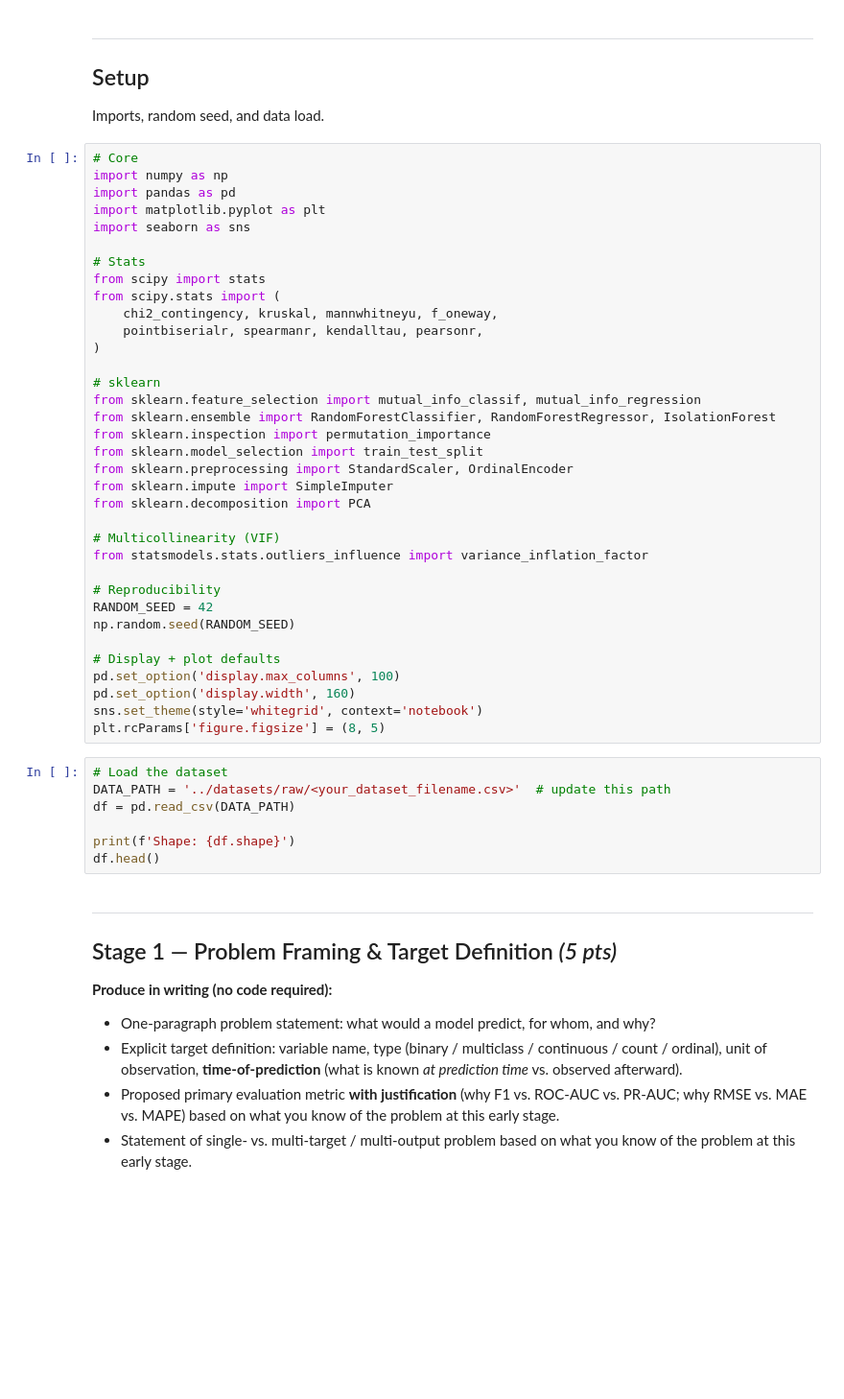
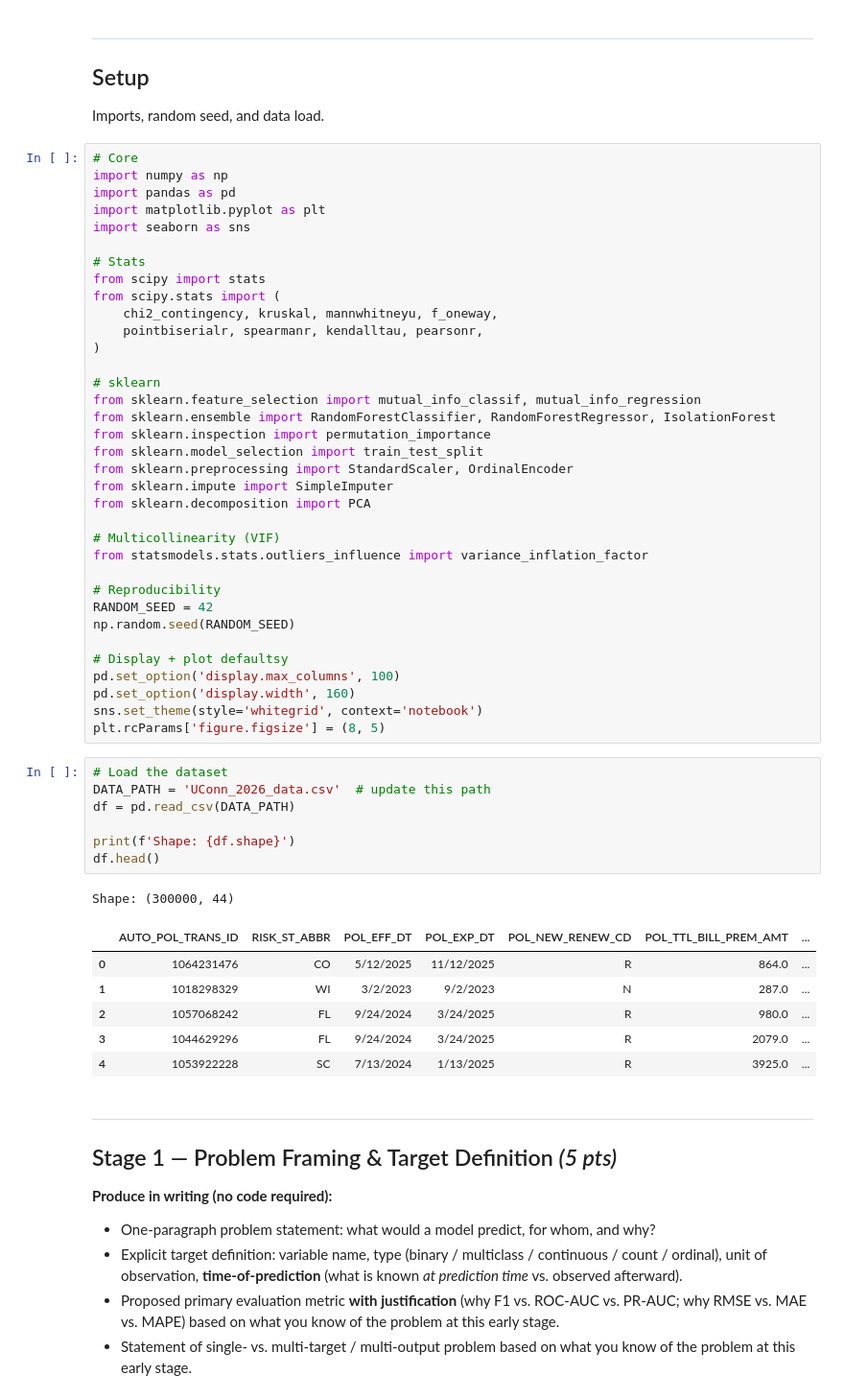
Before and after one commit to mustafaiz-msds/GRAD_5800, a Jupyter notebook: capstone_eda_starter_notebook.ipynb, the cells around one changed output. Shown at 96% size. Saved outputs shown, nothing was run; the diff lists cells and outputs as text; blank space fills up the shorter version.

```diff
--- a/capstone_eda_starter_notebook.ipynb
+++ b/capstone_eda_starter_notebook.ipynb
@@ -61,18 +61,26 @@ from statsmodels.stats.outliers_influence import variance_inflation_factor
 RANDOM_SEED = 42
 np.random.seed(RANDOM_SEED)
 
-# Display + plot defaults
+# Display + plot defaultsy
 pd.set_option('display.max_columns', 100)
 pd.set_option('display.width', 160)
 sns.set_theme(style='whitegrid', context='notebook')
 plt.rcParams['figure.figsize'] = (8, 5)
 # %%
 # Load the dataset
-DATA_PATH = '../datasets/raw/<your_dataset_filename.csv>'  # update this path
+DATA_PATH = 'UConn_2026_data.csv'  # update this path
 df = pd.read_csv(DATA_PATH)
 
 print(f'Shape: {df.shape}')
 df.head()
+# %% [output]
+Shape: (300000, 44)
+|  | AUTO_POL_TRANS_ID | RISK_ST_ABBR | POL_EFF_DT | POL_EXP_DT | POL_NEW_RENEW_CD | POL_TTL_BILL_PREM_AMT | ... |
+| 0 | 1064231476 | CO | 5/12/2025 | 11/12/2025 | R | 864.0 | ... |
+| 1 | 1018298329 | WI | 3/2/2023 | 9/2/2023 | N | 287.0 | ... |
+| 2 | 1057068242 | FL | 9/24/2024 | 3/24/2025 | R | 980.0 | ... |
+| 3 | 1044629296 | FL | 9/24/2024 | 3/24/2025 | R | 2079.0 | ... |
+| 4 | 1053922228 | SC | 7/13/2024 | 1/13/2025 | R | 3925.0 | ... |
 # %% [markdown]
 ---
 
```
